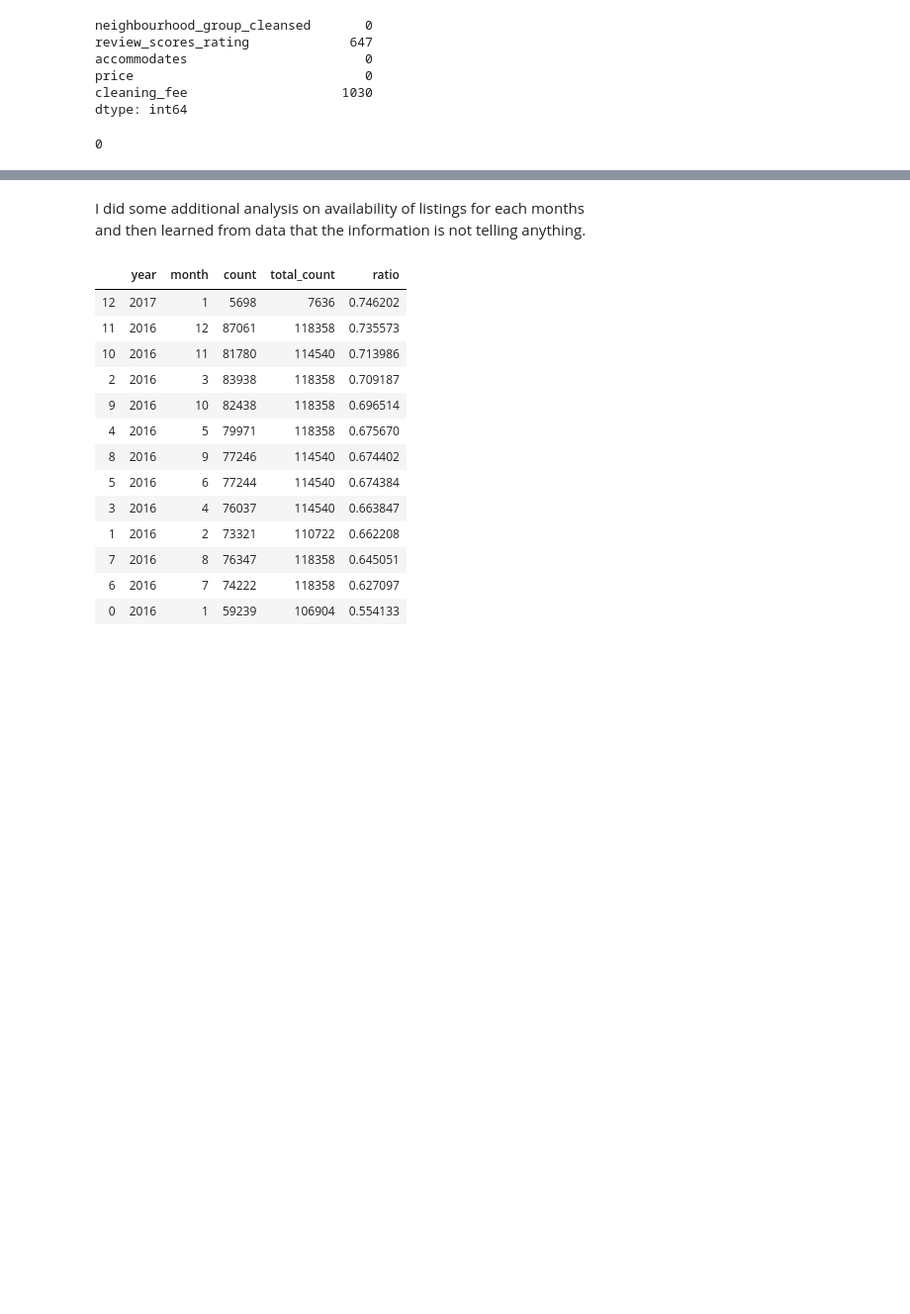
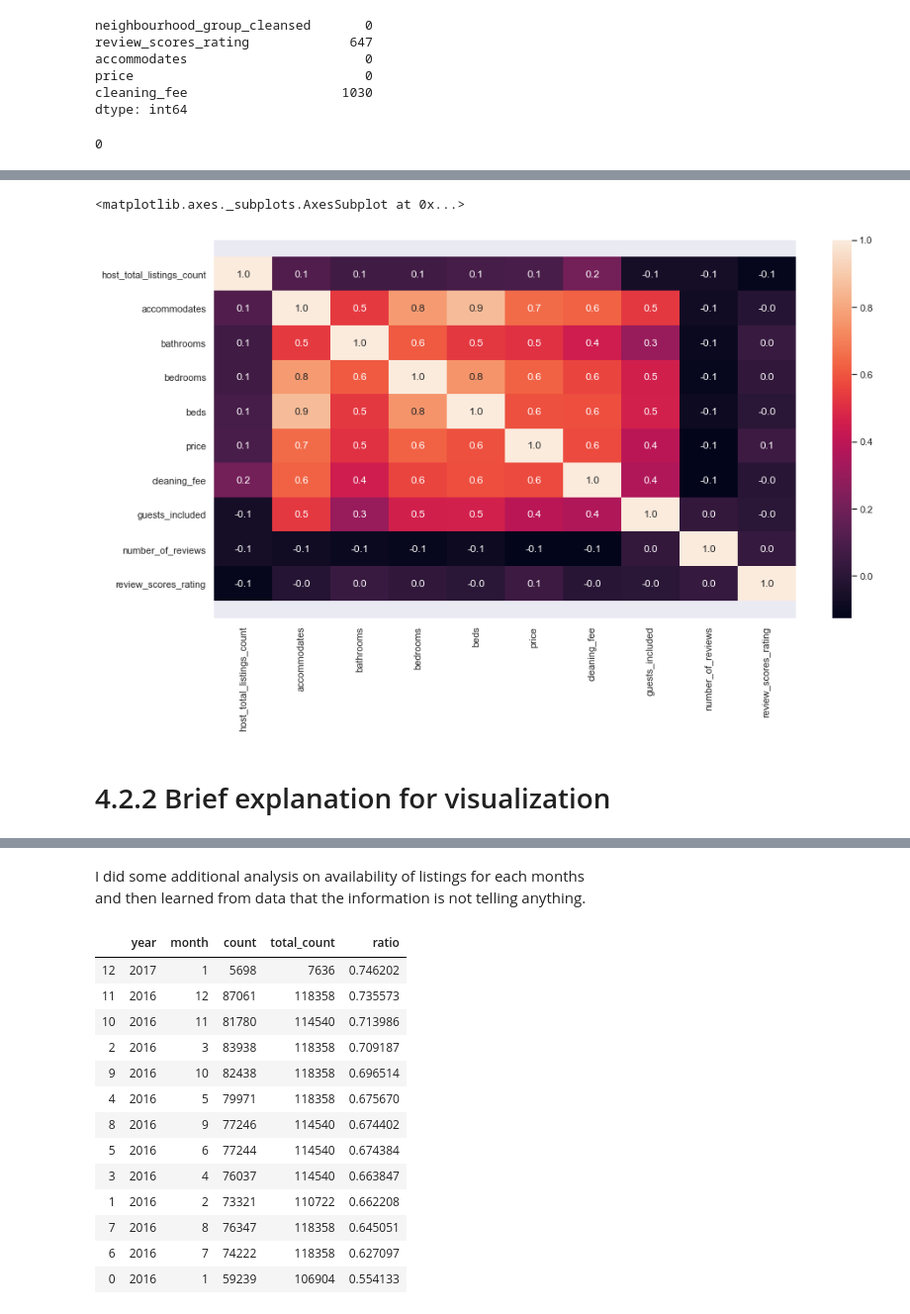
Before and after one commit to jsong2222/Udacity_ND_P1, a Jupyter notebook: seattle_airbnb_crisp_dm_final.ipynb, the cells around one changed output, grey strips where cells are left out. Shown at 99% size. Cells and saved outputs as stored; diff of their text form; code cells hidden in the pictures; blank space fills up the shorter version.

```diff
--- a/seattle_airbnb_crisp_dm_final.ipynb
+++ b/seattle_airbnb_crisp_dm_final.ipynb
@@ -315,0 +254,6 @@ strong multicollinearity or other numerical problems.
+# %%
+q2=listings.copy()
+q2_numeric=q2[['host_total_listings_count','accommodates','bathrooms','bedrooms','beds',\
+                  'price','cleaning_fee','guests_included','number_of_reviews','review_scores_rating']]
+convert_dollar_to_float(q2_numeric,'price')
+convert_dollar_to_float(q2_numeric,'cleaning_fee')
@@ -315,0 +262,2 @@ strong multicollinearity or other numerical problems.
+# %%
+q2_numeric['cleaning_fee'].fillna(0.0,inplace=True)
@@ -315,0 +268,11 @@ strong multicollinearity or other numerical problems.
+# %%
+sns.set(rc = {'figure.figsize':(15,8)})
+
+ax=sns.heatmap(q2_numeric.corr(),annot=True,fmt='.1f')
+ax.set_ylim(len(q2_numeric.columns)+0.5, -0.5)
+ax
+# %% [output]
+<matplotlib.axes._subplots.AxesSubplot at 0x...>
+[figure, added]
+# %% [markdown]
+# 4.2.2 Brief explanation for visualization
```
Also changed, not shown: parts of 80 cells of this notebook.
